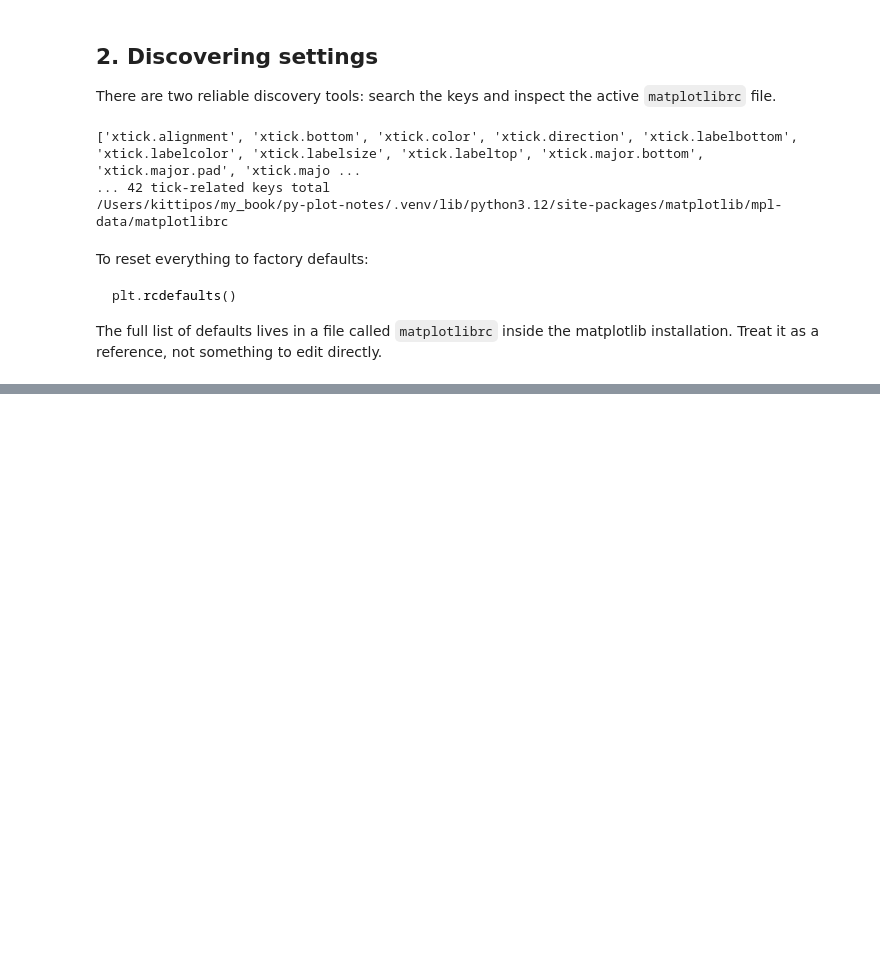
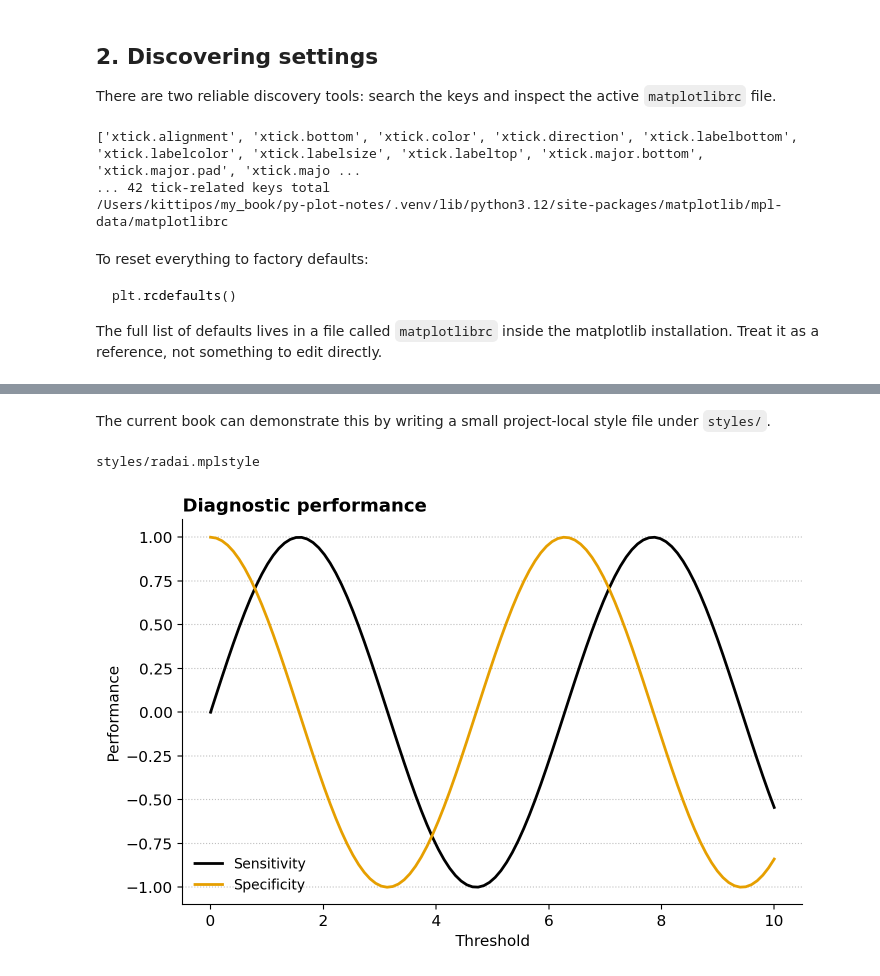
Before and after one commit to Lightbridge-KS/py-plot-notes, a Jupyter notebook: contents/matplotlib/m7-styling-and-themes.ipynb, the cells around one changed output, grey strips where cells are left out. Cells and saved outputs as stored; diff of their text form; code cells hidden in the pictures; blank space fills up the shorter version.

Commit message:
feat(book): complete matplotlib styling and themes notebook

```diff
--- a/contents/matplotlib/m7-styling-and-themes.ipynb
+++ b/contents/matplotlib/m7-styling-and-themes.ipynb
@@ -152,0 +307,56 @@ The full list of defaults lives in a file called `matplotlibrc` inside the matpl
+# %% [markdown]
+The current book can demonstrate this by writing a small project-local style file under `styles/`.
+# %%
+from pathlib import Path
+
+style_dir = Path("styles")
+style_dir.mkdir(exist_ok=True)
+style_path = style_dir / "radai.mplstyle"
+style_path.write_text("""# Radiology AI Unit — publication style
+
+figure.figsize: 8, 5
+figure.dpi: 100
+savefig.dpi: 300
+savefig.bbox: tight
+
+font.family: sans-serif
+font.size: 11
+axes.titlesize: 13
+axes.titleweight: bold
+axes.titlelocation: left
+axes.labelsize: 11
+
+axes.spines.top: False
+axes.spines.right: False
+axes.grid: True
+axes.grid.axis: y
+grid.linestyle: :
+grid.alpha: 0.5
+grid.color: gray
+
+lines.linewidth: 2.0
+lines.markersize: 6
+
+xtick.direction: out
+ytick.direction: out
+
+legend.frameon: False
+legend.fontsize: 10
+
+axes.prop_cycle: cycler('color', ['000000', 'E69F00', '56B4E9', '009E73', 'F0E442', '0072B2', 'D55E00', 'CC79A7'])
+""")
+print(style_path)
+# %% [output]
+styles/radai.mplstyle
+# %%
+with plt.style.context("styles/radai.mplstyle"):
+    fig, ax = plt.subplots()
+    ax.plot(x, np.sin(x), label="Sensitivity")
+    ax.plot(x, np.cos(x), label="Specificity")
+    ax.set_title("Diagnostic performance")
+    ax.set_xlabel("Threshold")
+    ax.set_ylabel("Performance")
+    ax.legend()
+    plt.show()
+# %% [output]
+[figure, added]
```
Also changed, not shown: parts of 24 cells of this notebook, 13 other files.
